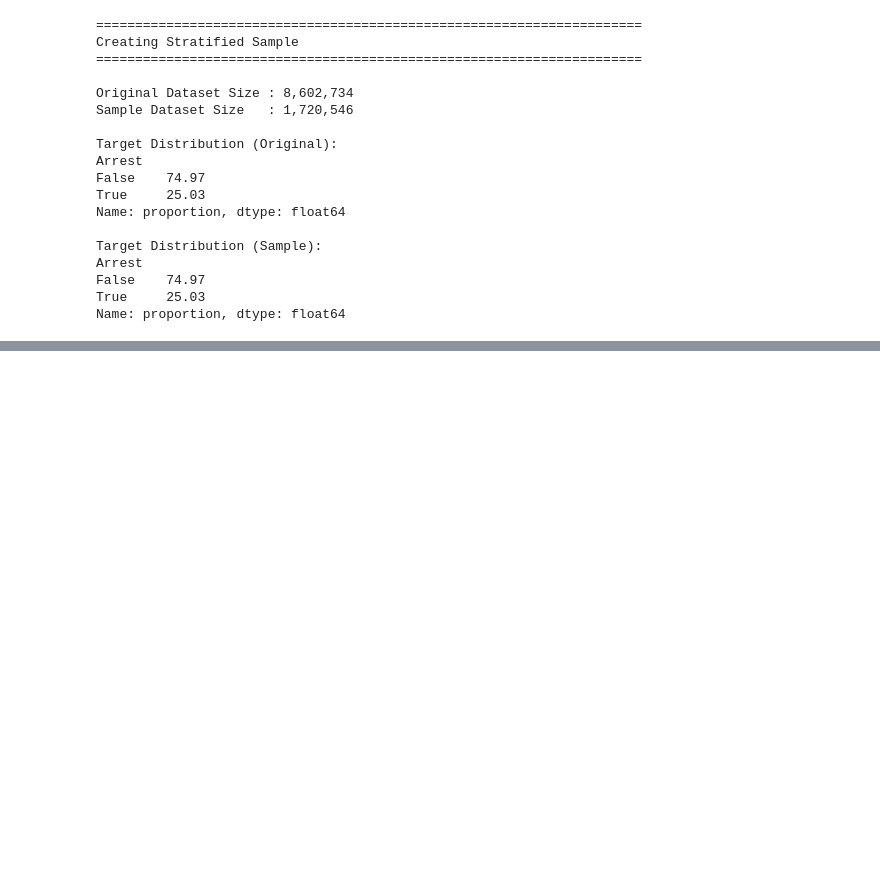
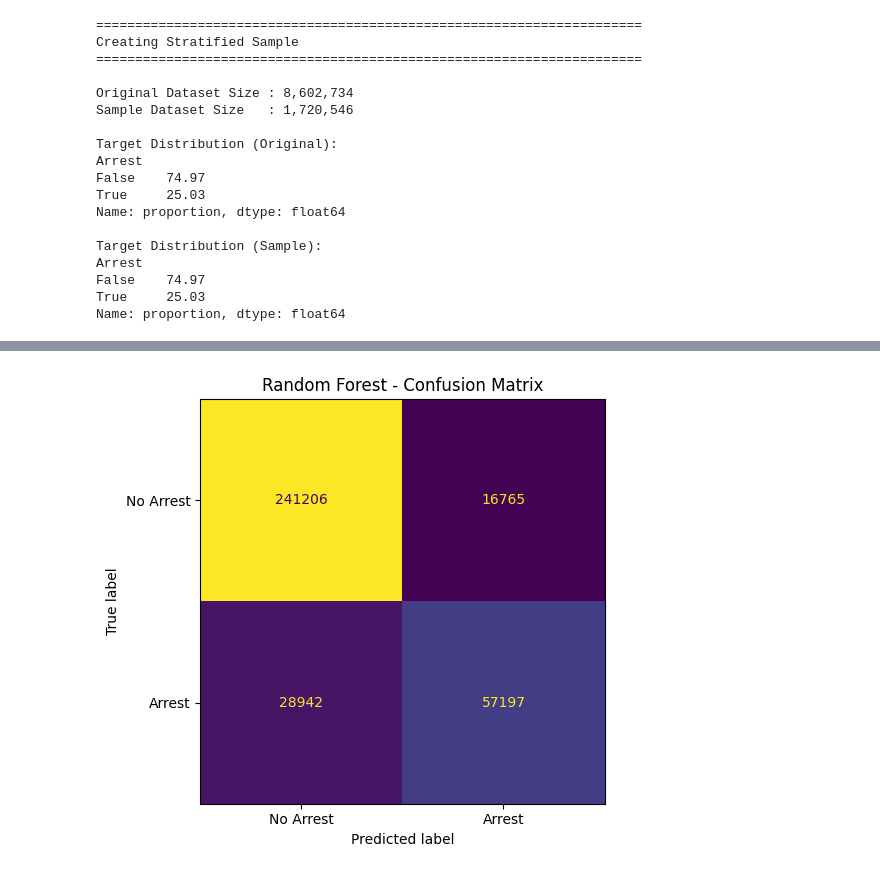
Before and after one commit to arnavon2005/Army_Provost_ML_Project, a Jupyter notebook: 05_Machine_Learning_Modeling.ipynb, the cells around one changed output, grey strips where cells are left out. Saved outputs shown, nothing was run; the diff lists cells and outputs as text; code cells hidden in the pictures; blank space fills up the shorter version.

```diff
--- a/05_Machine_Learning_Modeling.ipynb
+++ b/05_Machine_Learning_Modeling.ipynb
@@ -767,0 +1428,80 @@ Name: proportion, dtype: float64
+# %%
+# ============================================================
+# Random Forest Model Evaluation
+# ============================================================
+
+import time
+
+import matplotlib.pyplot as plt
+from sklearn.metrics import (
+    accuracy_score,
+    precision_score,
+    recall_score,
+    f1_score,
+    roc_auc_score,
+    confusion_matrix,
+    ConfusionMatrixDisplay,
+    classification_report
+)
+
+print("=" * 70)
+print("Evaluating Random Forest Classifier")
+print("=" * 70)
+
+# ------------------------------------------------------------
+# Prediction
+# ------------------------------------------------------------
+
+start_time = time.time()
+
+rf_pred = rf_model.predict(X_test_processed)
+rf_prob = rf_model.predict_proba(X_test_processed)[:, 1]
+
+rf_prediction_time = time.time() - start_time
+
+# ------------------------------------------------------------
+# Metrics
+# ------------------------------------------------------------
+
+rf_accuracy = accuracy_score(y_test, rf_pred)
+rf_precision = precision_score(y_test, rf_pred)
+rf_recall = recall_score(y_test, rf_pred)
+rf_f1 = f1_score(y_test, rf_pred)
+rf_roc_auc = roc_auc_score(y_test, rf_prob)
+
+print(f"\nAccuracy        : {rf_accuracy:.4f}")
+print(f"Precision       : {rf_precision:.4f}")
+print(f"Recall          : {rf_recall:.4f}")
+print(f"F1 Score        : {rf_f1:.4f}")
+print(f"ROC-AUC Score   : {rf_roc_auc:.4f}")
+print(f"Prediction Time : {rf_prediction_time:.2f} seconds")
+
+# ------------------------------------------------------------
+# Classification Report
+# ------------------------------------------------------------
+
+print("\n")
+print("=" * 70)
+print("Classification Report")
+print("=" * 70)
+
+print(classification_report(y_test, rf_pred))
+
+# ------------------------------------------------------------
+# Confusion Matrix
+# ------------------------------------------------------------
+
+cm = confusion_matrix(y_test, rf_pred)
+
+disp = ConfusionMatrixDisplay(
+    confusion_matrix=cm,
+    display_labels=["No Arrest", "Arrest"]
+)
+
+fig, ax = plt.subplots(figsize=(6, 5))
+disp.plot(ax=ax, values_format="d", colorbar=False)
+
+plt.title("Random Forest - Confusion Matrix")
+plt.tight_layout()
+plt.show()
+# %% [output]
@@ -767,0 +1525 @@ Name: proportion, dtype: float64
+[figure, added]
```
Also changed, not shown: parts of 24 cells of this notebook.
